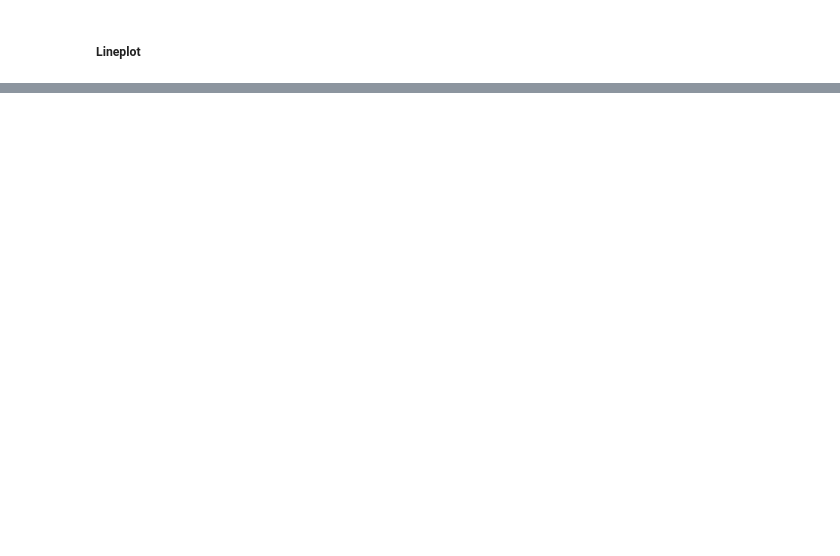
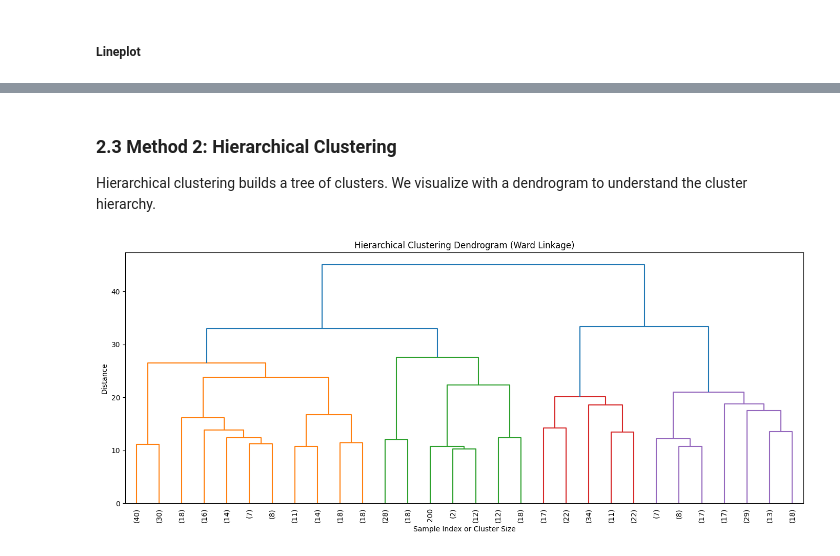
Before and after one commit to Ulyssem23/Business_data_science_final_project, a Jupyter notebook: Business_data_science_final_project.ipynb, the cells around one changed output, grey strips where cells are left out. Cells and saved outputs as stored; diff of their text form; code cells hidden in the pictures; blank space fills up the shorter version.

```diff
--- a/Business_data_science_final_project.ipynb
+++ b/Business_data_science_final_project.ipynb
@@ -598,0 +599,4 @@ for (col1, col2), corr_value in strong_corr.items():
+# %%
+df['CustomerType'] = df['CustomerType'].map({'disloyal Customer': 0, 'Loyal Customer': 1}).astype('int')
+df['ArrivalDelayinMinutes'] = df['ArrivalDelayinMinutes'].fillna(df['ArrivalDelayinMinutes'].median())
+print(f"Missing values after imputation: {df['ArrivalDelayinMinutes'].isna().sum()}")
@@ -598,0 +779,21 @@ for (col1, col2), corr_value in strong_corr.items():
+# %% [markdown]
+### 2.3 Method 2: Hierarchical Clustering
+
+Hierarchical clustering builds a tree of clusters. We visualize with a dendrogram to understand the cluster hierarchy.
+# %%
+dendrogram_sample_size = 500
+np.random.seed(42)
+dendrogram_indices = np.random.choice(len(X_scaled), size=dendrogram_sample_size, replace=False)
+X_dendrogram = X_scaled[dendrogram_indices]
+
+linkage_matrix = linkage(X_dendrogram, method='ward')
+
+plt.figure(figsize=(14, 6))
+dendrogram(linkage_matrix, truncate_mode='lastp', p=30, leaf_rotation=90, leaf_font_size=10)
+plt.title('Hierarchical Clustering Dendrogram (Ward Linkage)')
+plt.xlabel('Sample Index or Cluster Size')
+plt.ylabel('Distance')
+plt.tight_layout()
+plt.show()
+# %% [output]
+[figure, added]
```
Also changed, not shown: parts of 35 cells of this notebook.
